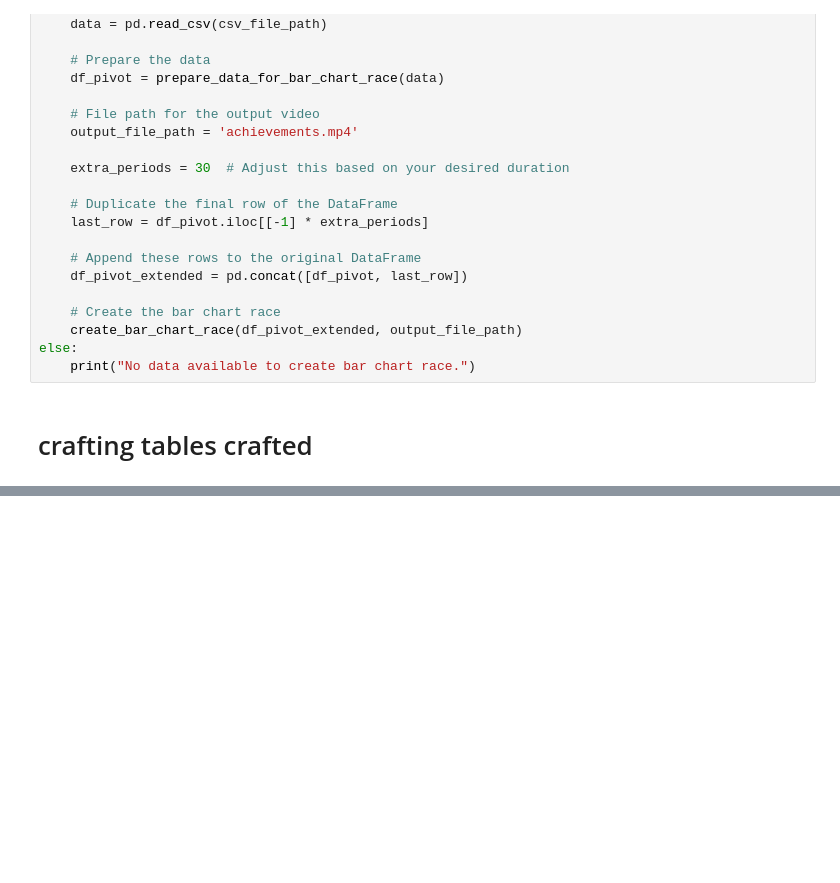
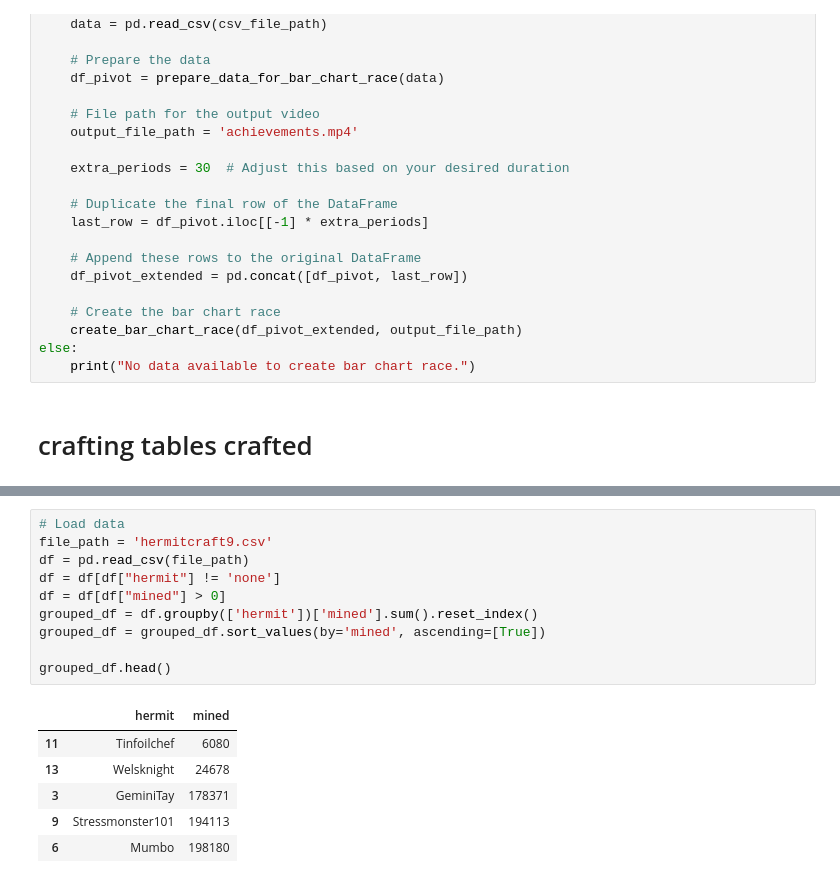
Before and after one commit to CulleyHarrelson/HermitcraftStats, a Jupyter notebook: Hermitcraft.ipynb, the cells around one changed output, grey strips where cells are left out. Cells and saved outputs as stored; diff of their text form; blank space fills up the shorter version.

Commit message:
updating hermitcraft stats

```diff
--- a/Hermitcraft.ipynb
+++ b/Hermitcraft.ipynb
@@ -2056,0 +2431,17 @@ for hermit in grouped_df['hermit'].unique():
+# %%
+# Load data
+file_path = 'hermitcraft9.csv'
+df = pd.read_csv(file_path)
+df = df[df["hermit"] != 'none']
+df = df[df["mined"] > 0]
+grouped_df = df.groupby(['hermit'])['mined'].sum().reset_index()
+grouped_df = grouped_df.sort_values(by='mined', ascending=[True])
+
+grouped_df.head()
+# %% [output]
+|  | hermit | mined |
+| 11 | Tinfoilchef | 6080 |
+| 13 | Welsknight | 24678 |
+| 3 | GeminiTay | 178371 |
+| 9 | Stressmonster101 | 194113 |
+| 6 | Mumbo | 198180 |
```
Also changed, not shown: parts of 14 cells of this notebook, 1 other file.
